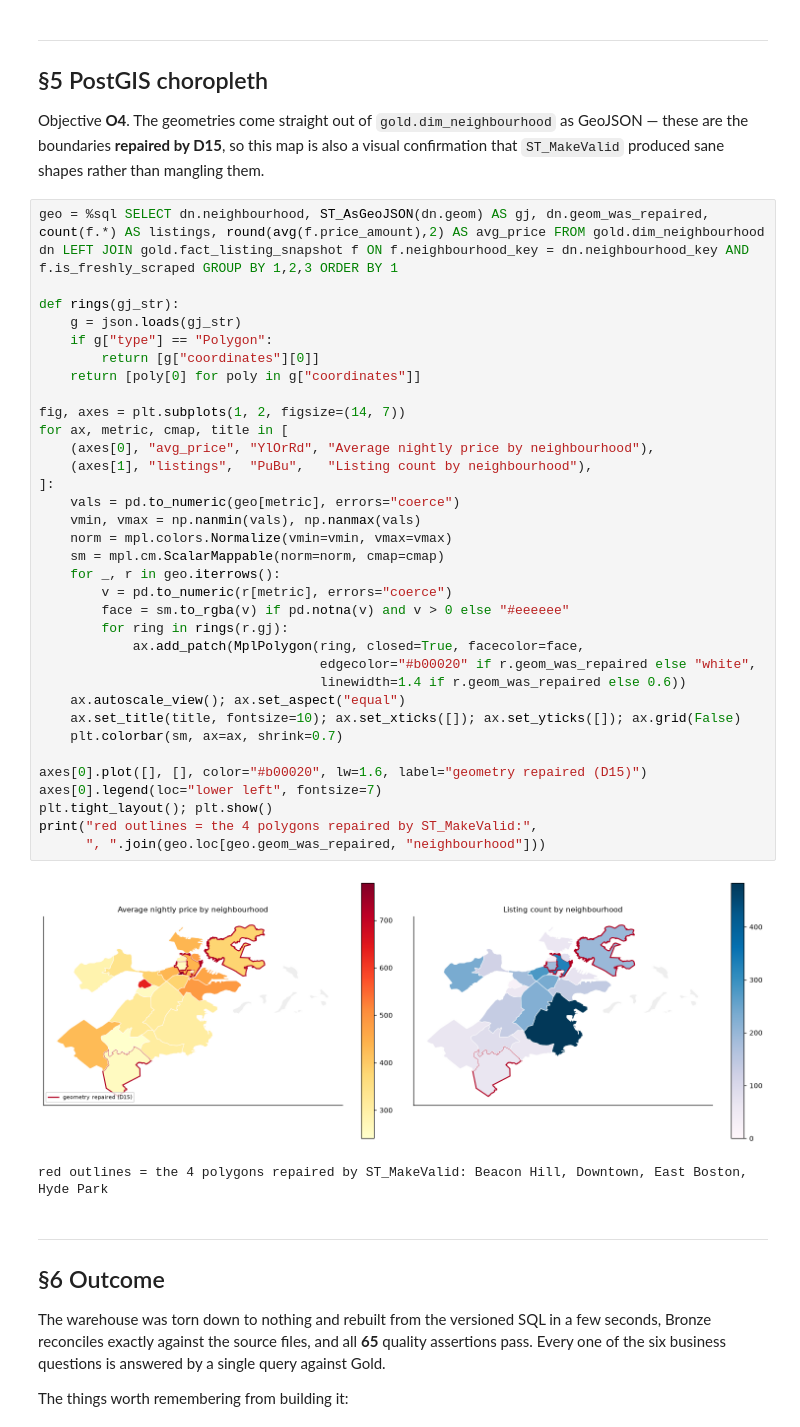
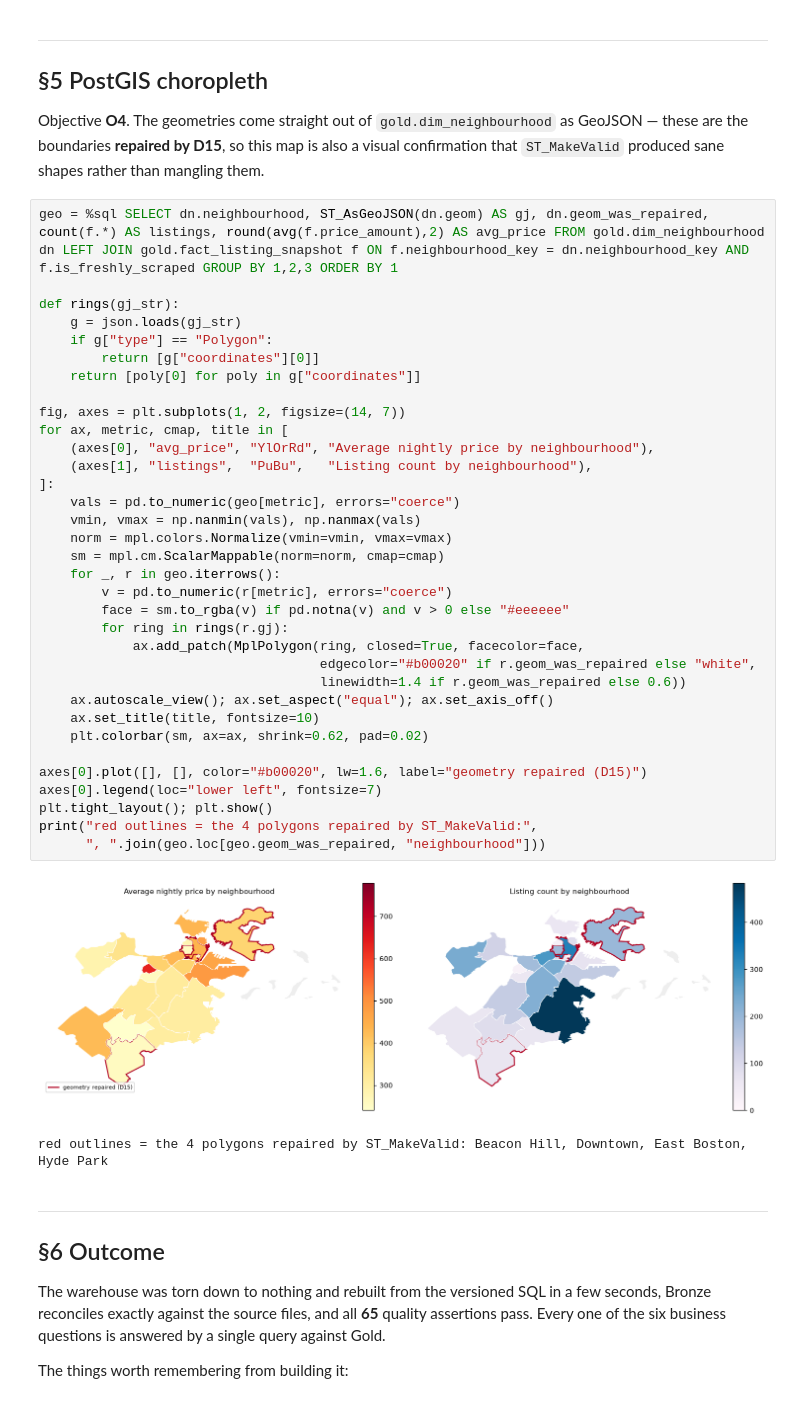
Before and after one commit to Nafiz-kodar/Data-Warehouse-Pipeline, a Jupyter notebook: notebooks/02_data_preprocessing.ipynb, the cells around one changed output. Drawn from its saved outputs; the diff is of its cells as text.

```diff
--- a/notebooks/02_data_preprocessing.ipynb
+++ b/notebooks/02_data_preprocessing.ipynb
@@ -344,37 +344,37 @@ geo = %sql SELECT dn.neighbourhood, ST_AsGeoJSON(dn.geom) AS gj, dn.geom_was_rep
 
 def rings(gj_str):
     g = json.loads(gj_str)
     if g["type"] == "Polygon":
         return [g["coordinates"][0]]
     return [poly[0] for poly in g["coordinates"]]
 
 fig, axes = plt.subplots(1, 2, figsize=(14, 7))
 for ax, metric, cmap, title in [
     (axes[0], "avg_price", "YlOrRd", "Average nightly price by neighbourhood"),
     (axes[1], "listings",  "PuBu",   "Listing count by neighbourhood"),
 ]:
     vals = pd.to_numeric(geo[metric], errors="coerce")
     vmin, vmax = np.nanmin(vals), np.nanmax(vals)
     norm = mpl.colors.Normalize(vmin=vmin, vmax=vmax)
     sm = mpl.cm.ScalarMappable(norm=norm, cmap=cmap)
     for _, r in geo.iterrows():
         v = pd.to_numeric(r[metric], errors="coerce")
         face = sm.to_rgba(v) if pd.notna(v) and v > 0 else "#eeeeee"
         for ring in rings(r.gj):
             ax.add_patch(MplPolygon(ring, closed=True, facecolor=face,
                                     edgecolor="#b00020" if r.geom_was_repaired else "white",
                                     linewidth=1.4 if r.geom_was_repaired else 0.6))
-    ax.autoscale_view(); ax.set_aspect("equal")
-    ax.set_title(title, fontsize=10); ax.set_xticks([]); ax.set_yticks([]); ax.grid(False)
-    plt.colorbar(sm, ax=ax, shrink=0.7)
+    ax.autoscale_view(); ax.set_aspect("equal"); ax.set_axis_off()
+    ax.set_title(title, fontsize=10)
+    plt.colorbar(sm, ax=ax, shrink=0.62, pad=0.02)
 
 axes[0].plot([], [], color="#b00020", lw=1.6, label="geometry repaired (D15)")
 axes[0].legend(loc="lower left", fontsize=7)
 plt.tight_layout(); plt.show()
 print("red outlines = the 4 polygons repaired by ST_MakeValid:",
       ", ".join(geo.loc[geo.geom_was_repaired, "neighbourhood"]))
 # %% [output]
-[figure, old version]
+[figure, new version]
 red outlines = the 4 polygons repaired by ST_MakeValid: Beacon Hill, Downtown, East Boston, Hyde Park
 # %% [markdown]
 ---
```
Also changed, not shown: parts of 1 cell of this notebook, 1 other file.
